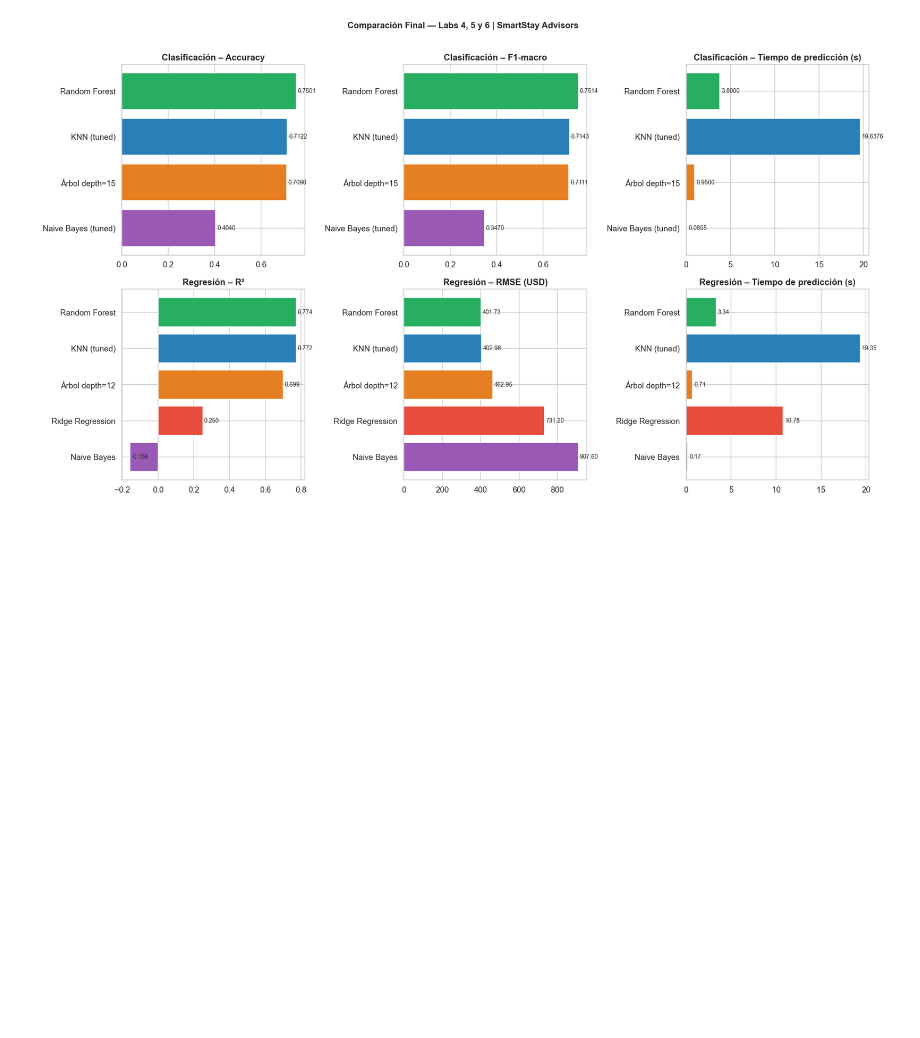
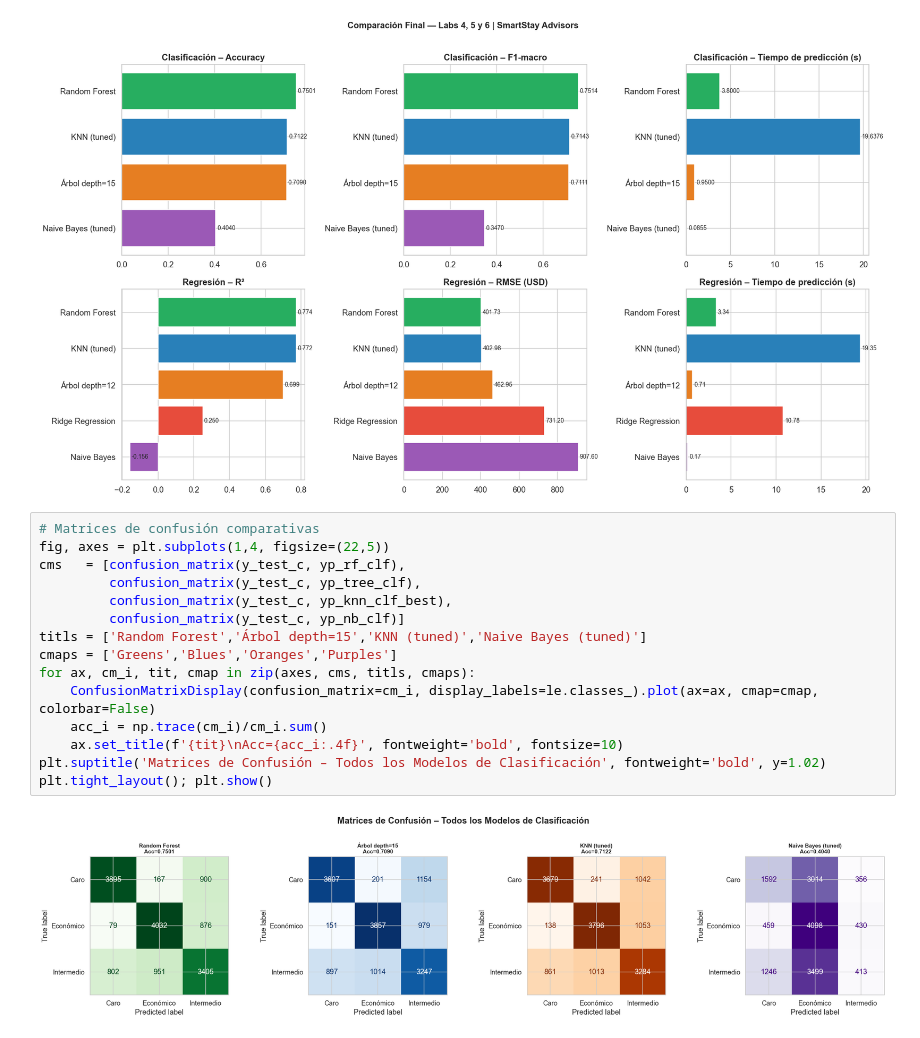
Before and after one commit to Branuvg/lab4_mineria, a Jupyter notebook: lab6.ipynb, the cells around one changed output. Saved outputs shown, nothing was run; the diff lists cells and outputs as text; blank space fills up the shorter version.

Commit message:
Add cell: # Matrices de confusión comparativas  fig, axes =

```diff
--- a/lab6.ipynb
+++ b/lab6.ipynb
@@ -899,3 +899,20 @@ plt.suptitle('Comparación Final — Labs 4, 5 y 6 | SmartStay Advisors', fontwe
 plt.tight_layout(); plt.show()
 # %% [output]
 [figure]
+# %%
+# Matrices de confusión comparativas
+fig, axes = plt.subplots(1,4, figsize=(22,5))
+cms   = [confusion_matrix(y_test_c, yp_rf_clf),
+         confusion_matrix(y_test_c, yp_tree_clf),
+         confusion_matrix(y_test_c, yp_knn_clf_best),
+         confusion_matrix(y_test_c, yp_nb_clf)]
+titls = ['Random Forest','Árbol depth=15','KNN (tuned)','Naive Bayes (tuned)']
+cmaps = ['Greens','Blues','Oranges','Purples']
+for ax, cm_i, tit, cmap in zip(axes, cms, titls, cmaps):
+    ConfusionMatrixDisplay(confusion_matrix=cm_i, display_labels=le.classes_).plot(ax=ax, cmap=cmap, colorbar=False)
+    acc_i = np.trace(cm_i)/cm_i.sum()
+    ax.set_title(f'{tit}\nAcc={acc_i:.4f}', fontweight='bold', fontsize=10)
+plt.suptitle('Matrices de Confusión – Todos los Modelos de Clasificación', fontweight='bold', y=1.02)
+plt.tight_layout(); plt.show()
+# %% [output]
+[figure, added]
```
